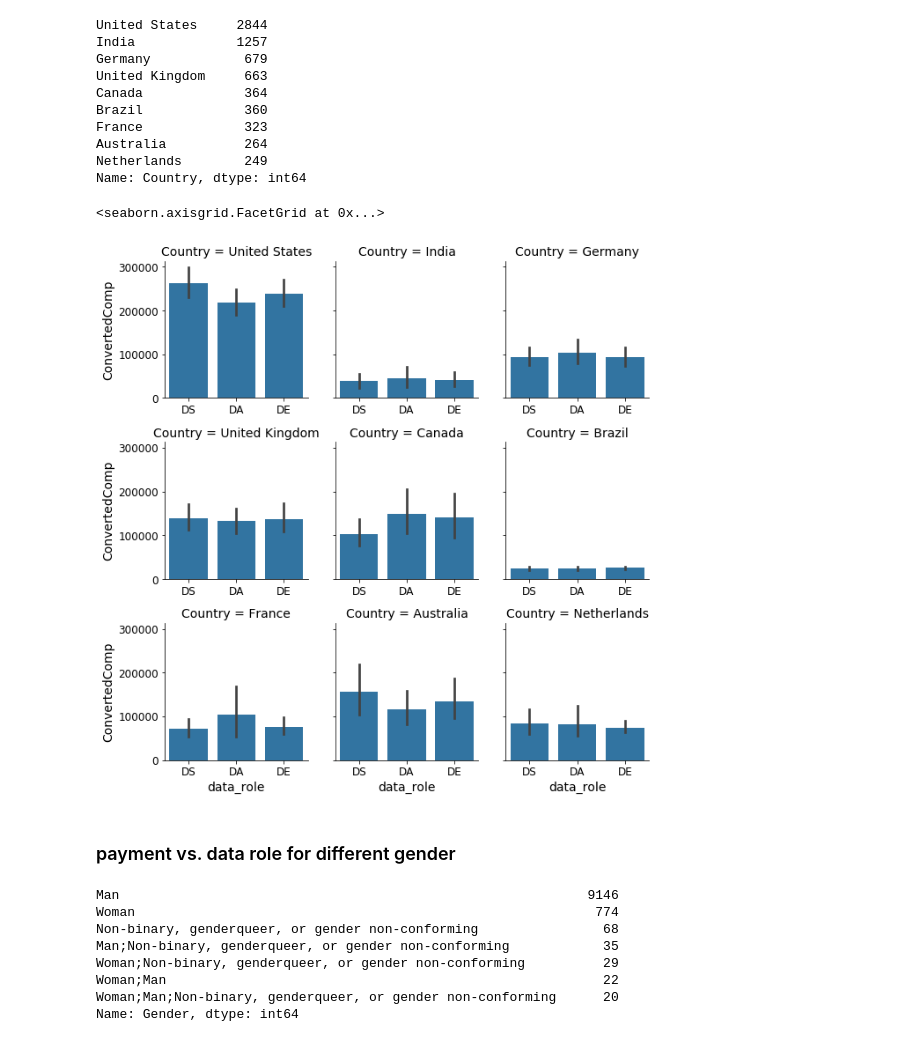
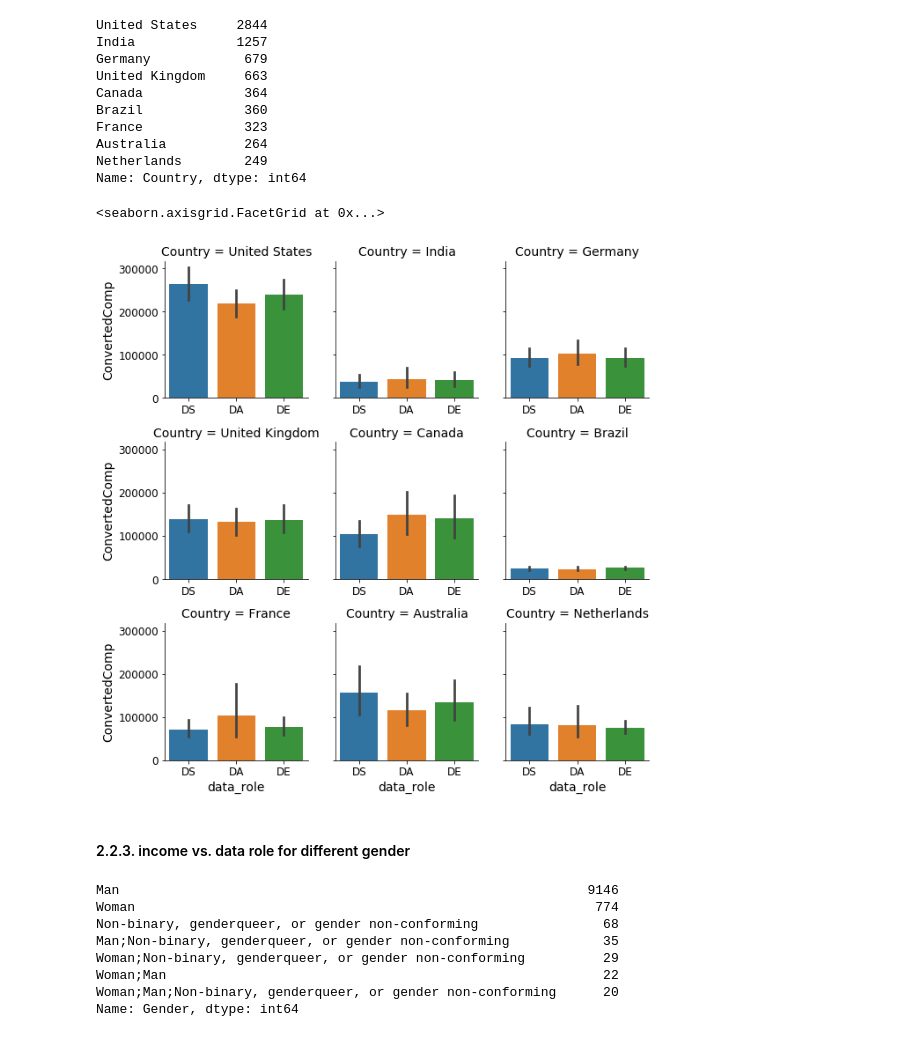
Before and after one commit to Chancylin/StackOverflow_Survey, a Jupyter notebook: notebooks/stackoverflow.ipynb, the cells around one changed output. Saved outputs shown, nothing was run; the diff lists cells and outputs as text; code cells hidden in the pictures.

Commit message:
Added more EDA plots and restructure the notebook.

```diff
--- a/notebooks/stackoverflow.ipynb
+++ b/notebooks/stackoverflow.ipynb
@@ -386,16 +390,16 @@ Name: Country, dtype: int64
 # %%
 top_ten_countries = ['United States', 'India', 'Germany', 'United Kingdom', 'Canada',
                      'Brazil', 'France', 'Australia', 'Netherlands']
 
 g = sns.FacetGrid(df_data[df_data['Country'].isin(top_ten_countries)],
-                  col='Country',
+                  col='Country', hue='data_role',
                   col_wrap=3, col_order=top_ten_countries, sharex=False)
 g.map(sns.barplot, 'data_role', "ConvertedComp", order=["DS", "DA", "DE"])
 # %% [output]
 <seaborn.axisgrid.FacetGrid at 0x...>
-[figure, old version]
+[figure, new version]
 # %% [markdown]
-### payment vs. data role for different gender
+#### 2.2.3. income vs. data role for different gender
 # %%
 df_data['Gender'].value_counts()
 # %% [output]
```
Also changed, not shown: parts of 23 cells of this notebook.
